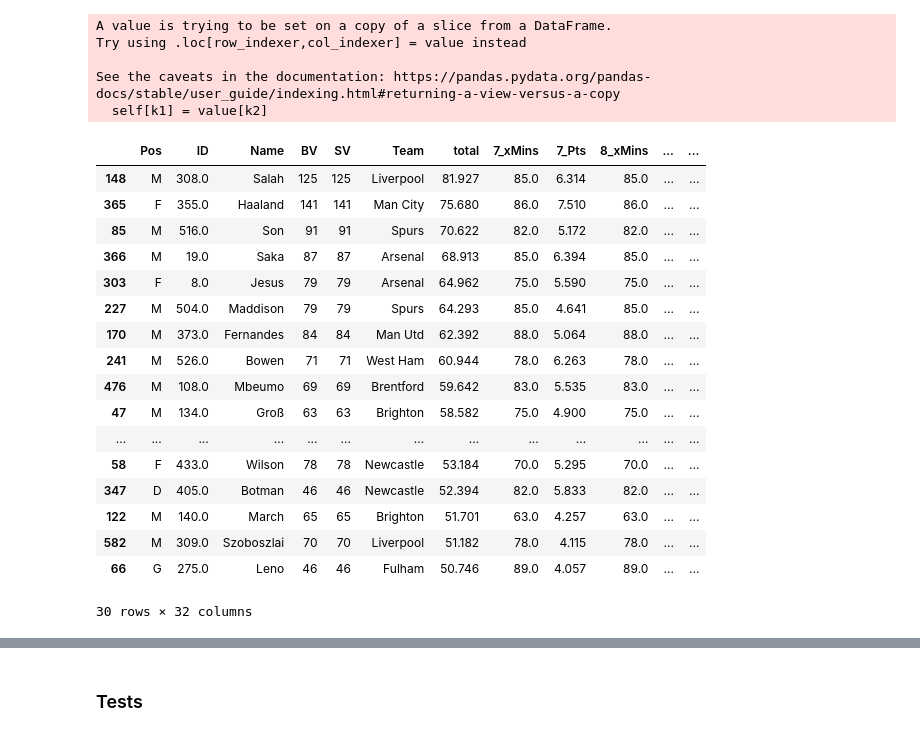
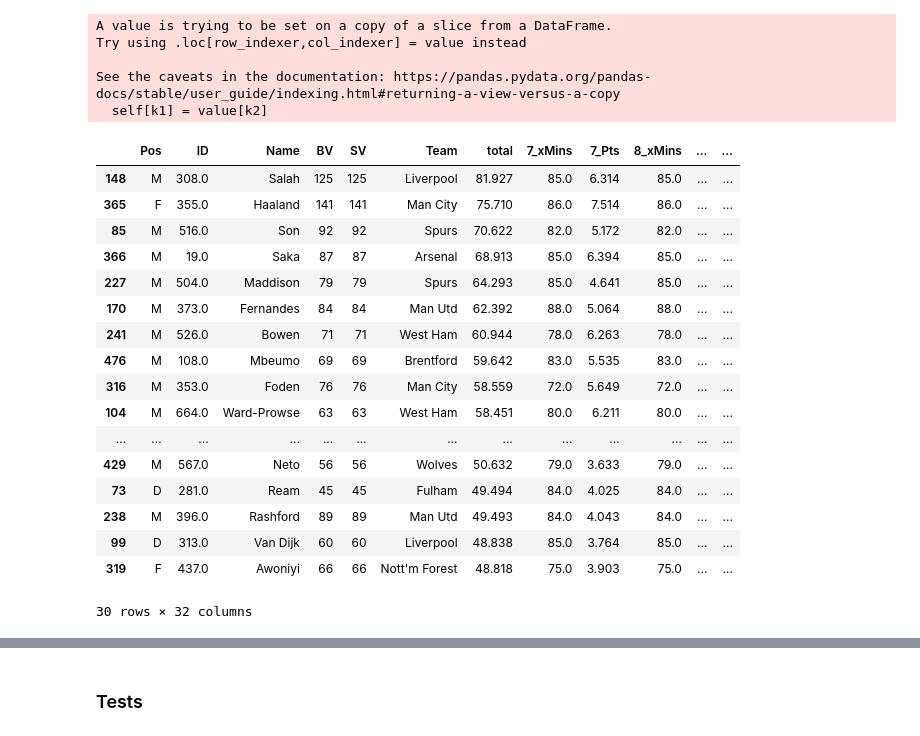
Before and after one commit to spiros26/FPL-Project, a Jupyter notebook: ev_creator/ALEX.ipynb, the cells around one changed output, grey strips where cells are left out. Drawn from its saved outputs; the diff is of its cells as text; code cells hidden in the pictures.

```diff
--- a/ev_creator/ALEX.ipynb
+++ b/ev_creator/ALEX.ipynb
@@ -724,28 +724,28 @@ See the caveats in the documentation: https://pandas.pydata.org/pandas-docs/stab
 # %%
 from modules.useful_functions2 import filter_df
 
 ev_df = filter_df(an_ev_df, next_gw, horizon, '_Pts', 'total', an_ev_df.shape[0])
-df = an_ev_df[an_ev_df['Team']=='Luton']
+df = an_ev_df[an_ev_df['Team']=='Burnley']
 df = an_ev_df
 filter_df(df, next_gw, horizon, '_Pts', 'total', 30)
 # %% [output]
 |  | Pos | ID | Name | BV | SV | Team | total | 7_xMins | 7_Pts | 8_xMins | ... | ... |
 | 148 | M | 308.0 | Salah | 125 | 125 | Liverpool | 81.927 | 85.0 | 6.314 | 85.0 | ... | ... |
-| 365 | F | 355.0 | Haaland | 141 | 141 | Man City | 75.680 | 86.0 | 7.510 | 86.0 | ... | ... |
-| 85 | M | 516.0 | Son | 91 | 91 | Spurs | 70.622 | 82.0 | 5.172 | 82.0 | ... | ... |
+| 365 | F | 355.0 | Haaland | 141 | 141 | Man City | 75.710 | 86.0 | 7.514 | 86.0 | ... | ... |
+| 85 | M | 516.0 | Son | 92 | 92 | Spurs | 70.622 | 82.0 | 5.172 | 82.0 | ... | ... |
 | 366 | M | 19.0 | Saka | 87 | 87 | Arsenal | 68.913 | 85.0 | 6.394 | 85.0 | ... | ... |
-| 303 | F | 8.0 | Jesus | 79 | 79 | Arsenal | 64.962 | 75.0 | 5.590 | 75.0 | ... | ... |
 | 227 | M | 504.0 | Maddison | 79 | 79 | Spurs | 64.293 | 85.0 | 4.641 | 85.0 | ... | ... |
 | 170 | M | 373.0 | Fernandes | 84 | 84 | Man Utd | 62.392 | 88.0 | 5.064 | 88.0 | ... | ... |
 | 241 | M | 526.0 | Bowen | 71 | 71 | West Ham | 60.944 | 78.0 | 6.263 | 78.0 | ... | ... |
 | 476 | M | 108.0 | Mbeumo | 69 | 69 | Brentford | 59.642 | 83.0 | 5.535 | 83.0 | ... | ... |
-| 47 | M | 134.0 | Groß | 63 | 63 | Brighton | 58.582 | 75.0 | 4.900 | 75.0 | ... | ... |
+| 316 | M | 353.0 | Foden | 76 | 76 | Man City | 58.559 | 72.0 | 5.649 | 72.0 | ... | ... |
+| 104 | M | 664.0 | Ward-Prowse | 63 | 63 | West Ham | 58.451 | 80.0 | 6.211 | 80.0 | ... | ... |
 | ... | ... | ... | ... | ... | ... | ... | ... | ... | ... | ... | ... | ... |
-| 58 | F | 433.0 | Wilson | 78 | 78 | Newcastle | 53.184 | 70.0 | 5.295 | 70.0 | ... | ... |
-| 347 | D | 405.0 | Botman | 46 | 46 | Newcastle | 52.394 | 82.0 | 5.833 | 82.0 | ... | ... |
-| 122 | M | 140.0 | March | 65 | 65 | Brighton | 51.701 | 63.0 | 4.257 | 63.0 | ... | ... |
-| 582 | M | 309.0 | Szoboszlai | 70 | 70 | Liverpool | 51.182 | 78.0 | 4.115 | 78.0 | ... | ... |
-| 66 | G | 275.0 | Leno | 46 | 46 | Fulham | 50.746 | 89.0 | 4.057 | 89.0 | ... | ... |
+| 429 | M | 567.0 | Neto | 56 | 56 | Wolves | 50.632 | 79.0 | 3.633 | 79.0 | ... | ... |
+| 73 | D | 281.0 | Ream | 45 | 45 | Fulham | 49.494 | 84.0 | 4.025 | 84.0 | ... | ... |
+| 238 | M | 396.0 | Rashford | 89 | 89 | Man Utd | 49.493 | 84.0 | 4.043 | 84.0 | ... | ... |
+| 99 | D | 313.0 | Van Dijk | 60 | 60 | Liverpool | 48.838 | 85.0 | 3.764 | 85.0 | ... | ... |
+| 319 | F | 437.0 | Awoniyi | 66 | 66 | Nott'm Forest | 48.818 | 75.0 | 3.903 | 75.0 | ... | ... |
 30 rows × 32 columns
 # %%
 ev_df.insert(3, 'value', [round(ev_df['total'].iloc[x]/ev_df['BV'].iloc[x],2) for x in range(ev_df.shape[0])])
```
Also changed, not shown: parts of 3 cells of this notebook, 11 other files.
